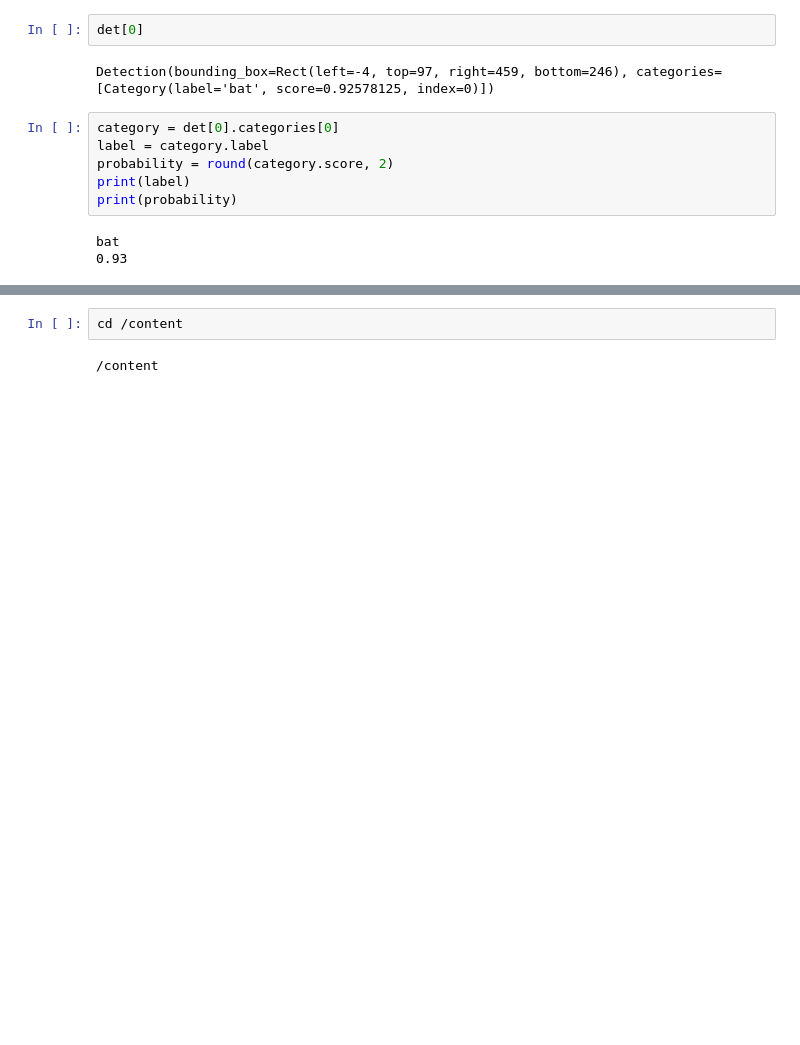
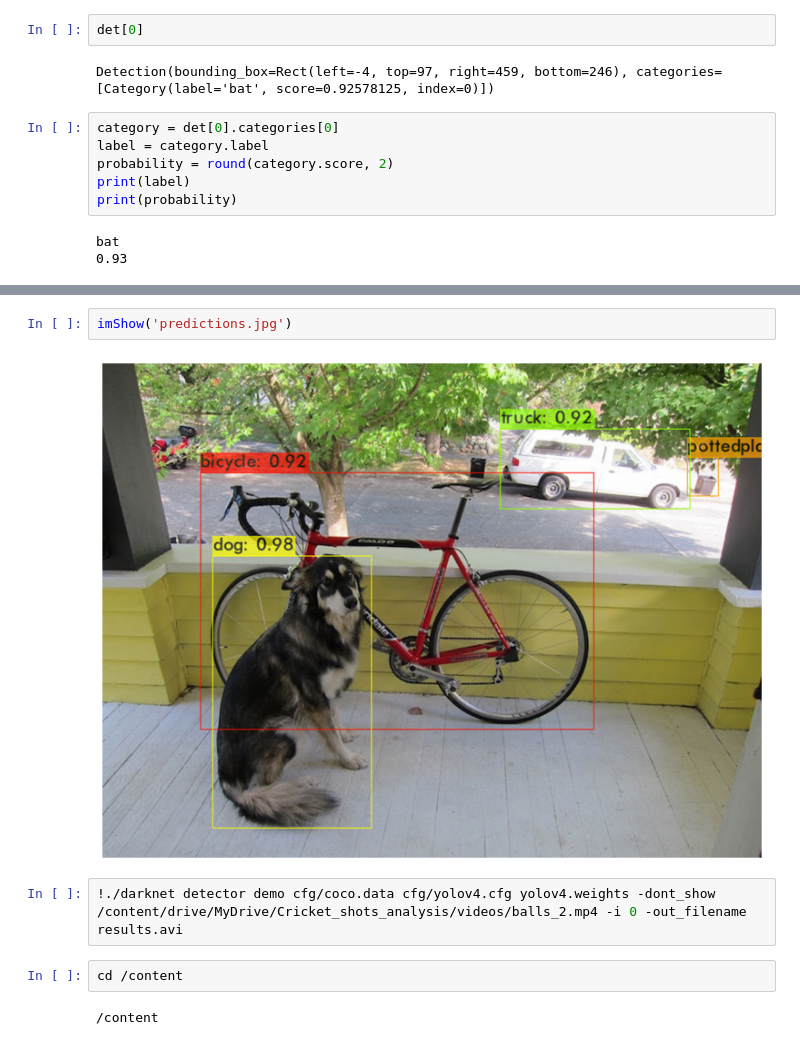
Before and after one commit to Akshara416/OpenCV-projects, a Jupyter notebook: cricket_shot_analysis/Bat_and_Ball_detection.ipynb, the cells around one changed output, grey strips where cells are left out. Saved outputs shown, nothing was run; the diff lists cells and outputs as text; blank space fills up the shorter version.

```diff
--- a/cricket_shot_analysis/Bat_and_Ball_detection.ipynb
+++ b/cricket_shot_analysis/Bat_and_Ball_detection.ipynb
@@ -75,3 +160,9 @@ bat
+# %%
+imShow('predictions.jpg')
+# %% [output]
+[figure, added]
+# %%
+!./darknet detector demo cfg/coco.data cfg/yolov4.cfg yolov4.weights -dont_show /content/drive/MyDrive/Cricket_shots_analysis/videos/balls_2.mp4 -i 0 -out_filename results.avi
 # %%
 cd /content
 # %% [output]
```
Also changed, not shown: parts of 24 cells of this notebook.
